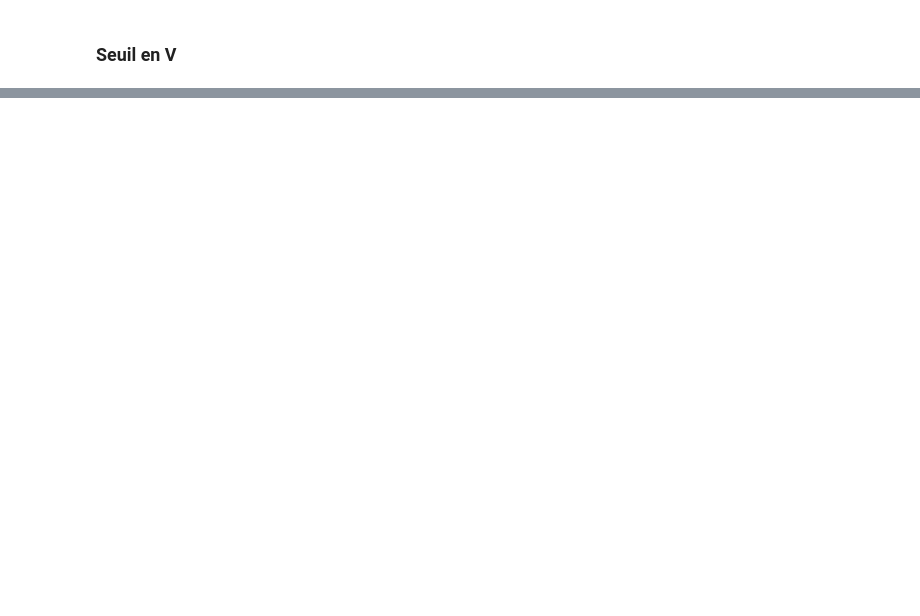
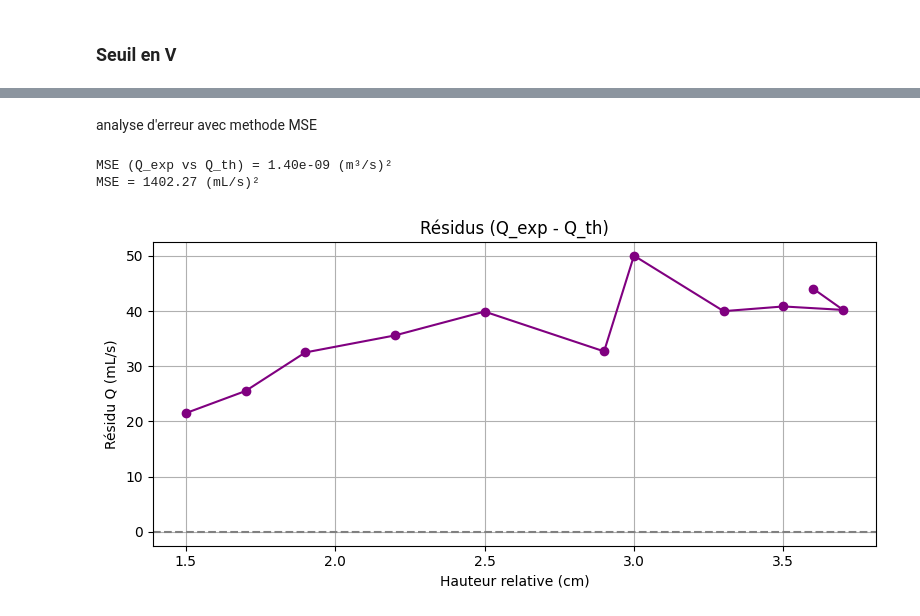
Before and after one commit to nbcongmingdan/TP-MMC-2025, a Jupyter notebook: Analyse_des_resultats.ipynb, the cells around one changed output, grey strips where cells are left out. Saved outputs shown, nothing was run; the diff lists cells and outputs as text; code cells hidden in the pictures; blank space fills up the shorter version.

```diff
--- a/Analyse_des_resultats.ipynb
+++ b/Analyse_des_resultats.ipynb
@@ -115,0 +225,32 @@ print(f"Flow：{flow_rate_m3_s:.6f} m³/s")
+# %% [markdown]
+analyse d'erreur avec methode MSE
+# %%
+from sklearn.metrics import mean_squared_error
+
+# ---------------------
+# MSE calcul
+# ---------------------
+mse = mean_squared_error(data['Q_exp_m3s'], data['Q_th_m3s'])
+print(f"\nMSE (Q_exp vs Q_th) = {mse:.2e} (m³/s)²")
+
+# 如果你想让它更直观一点，比如以 mL²/s² 显示：
+mse_ml2 = mse * 1e12  # (mL/s)^2
+print(f"MSE = {mse_ml2:.2f} (mL/s)²")
+# %% [output]
+MSE (Q_exp vs Q_th) = 1.40e-09 (m³/s)²
+MSE = 1402.27 (mL/s)²
+# %%
+
+data['residuals'] = data['Q_exp_m3s'] - data['Q_th_m3s']
+
+plt.figure(figsize=(8, 4))
+plt.plot(data['h_cm'], data['residuals'] * 1e6, 'o-', color='purple')
+plt.axhline(0, linestyle='--', color='gray')
+plt.xlabel("Hauteur relative (cm)")
+plt.ylabel("Résidu Q (mL/s)")
+plt.title("Résidus (Q_exp - Q_th)")
+plt.grid(True)
+plt.tight_layout()
+plt.show()
+# %% [output]
+[figure, added]
```
Also changed, not shown: parts of 13 cells of this notebook, 7 other files.
